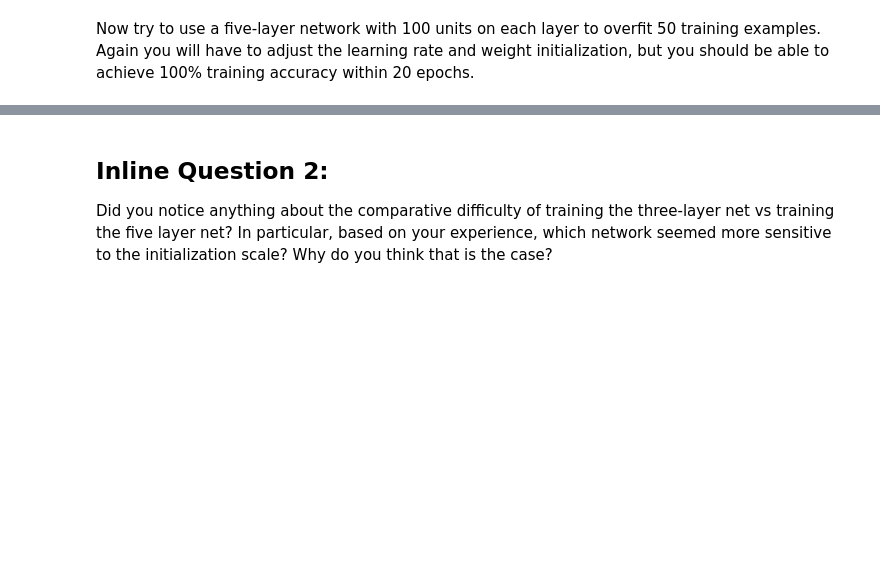
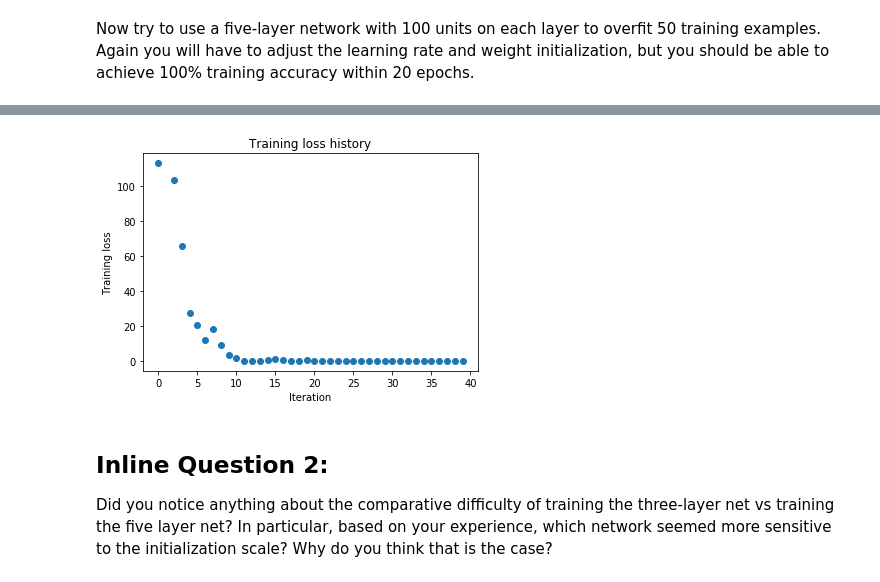
Before and after one commit to jay0jim/cs231n-camp, a Jupyter notebook: assignment/assignment2/FullyConnectedNets.ipynb, the cells around one changed output, grey strips where cells are left out. Drawn from its saved outputs; the diff is of its cells as text; code cells hidden in the pictures; blank space fills up the shorter version.

```diff
--- a/assignment/assignment2/FullyConnectedNets.ipynb
+++ b/assignment/assignment2/FullyConnectedNets.ipynb
@@ -504,7 +524,7 @@ small_data = {
 }
 
 learning_rate = 2e-3
-weight_scale = 1e-5
+weight_scale = 1e-1
 model = FullyConnectedNet([100, 100, 100, 100],
                 weight_scale=weight_scale, dtype=np.float64)
 solver = Solver(model, small_data,
@@ -521,3 +541,4 @@ plt.title('Training loss history')
 plt.xlabel('Iteration')
 plt.ylabel('Training loss')
 plt.show()
+# %% [output]
@@ -524,3 +562,4 @@ plt.show()
+[figure, added]
 # %% [markdown]
 ## Inline Question 2:
 Did you notice anything about the comparative difficulty of training the three-layer net vs training the five layer net? In particular, based on your experience, which network seemed more sensitive to the initialization scale? Why do you think that is the case?
```
Also changed, not shown: parts of 10 cells of this notebook, 2 other files.
